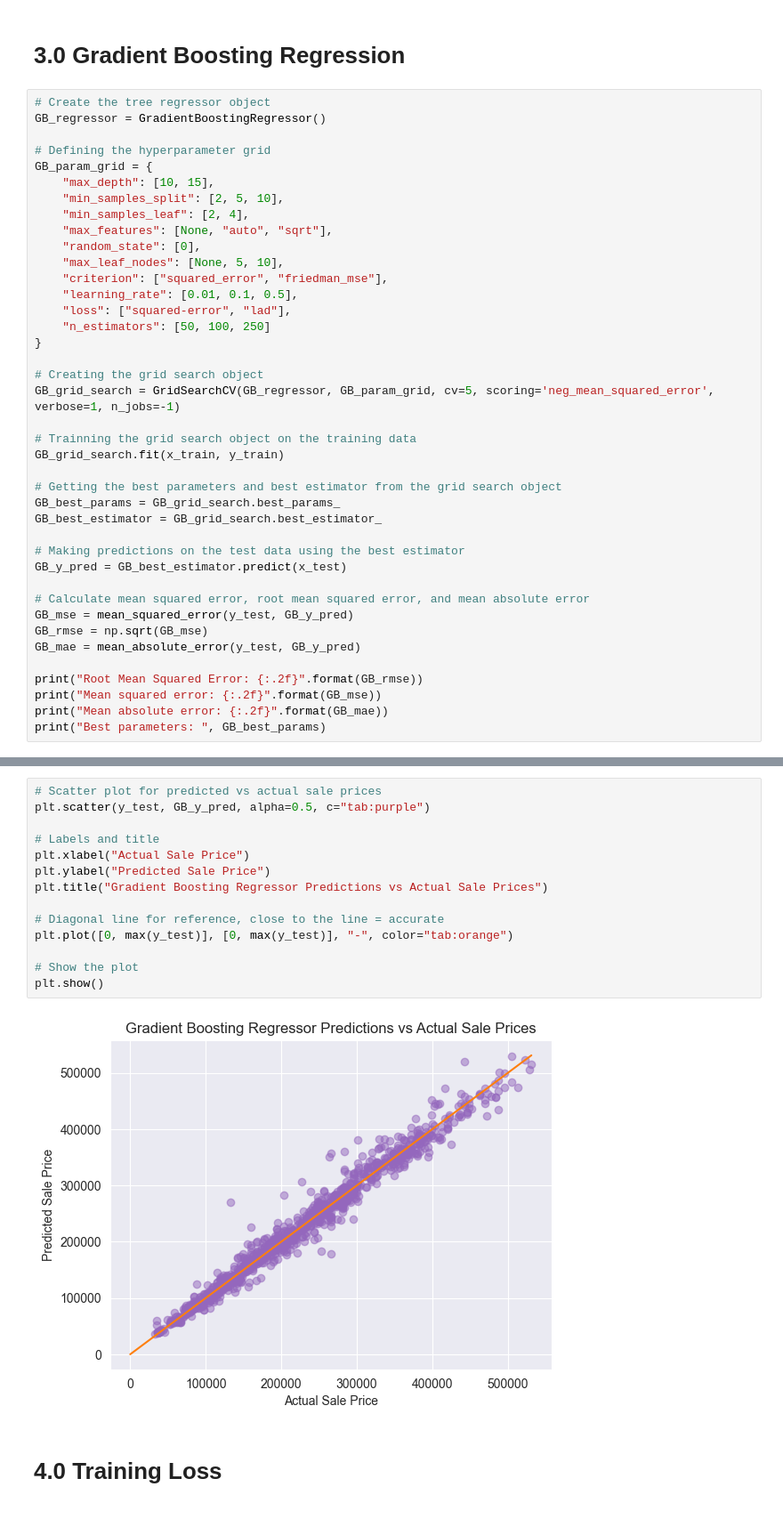
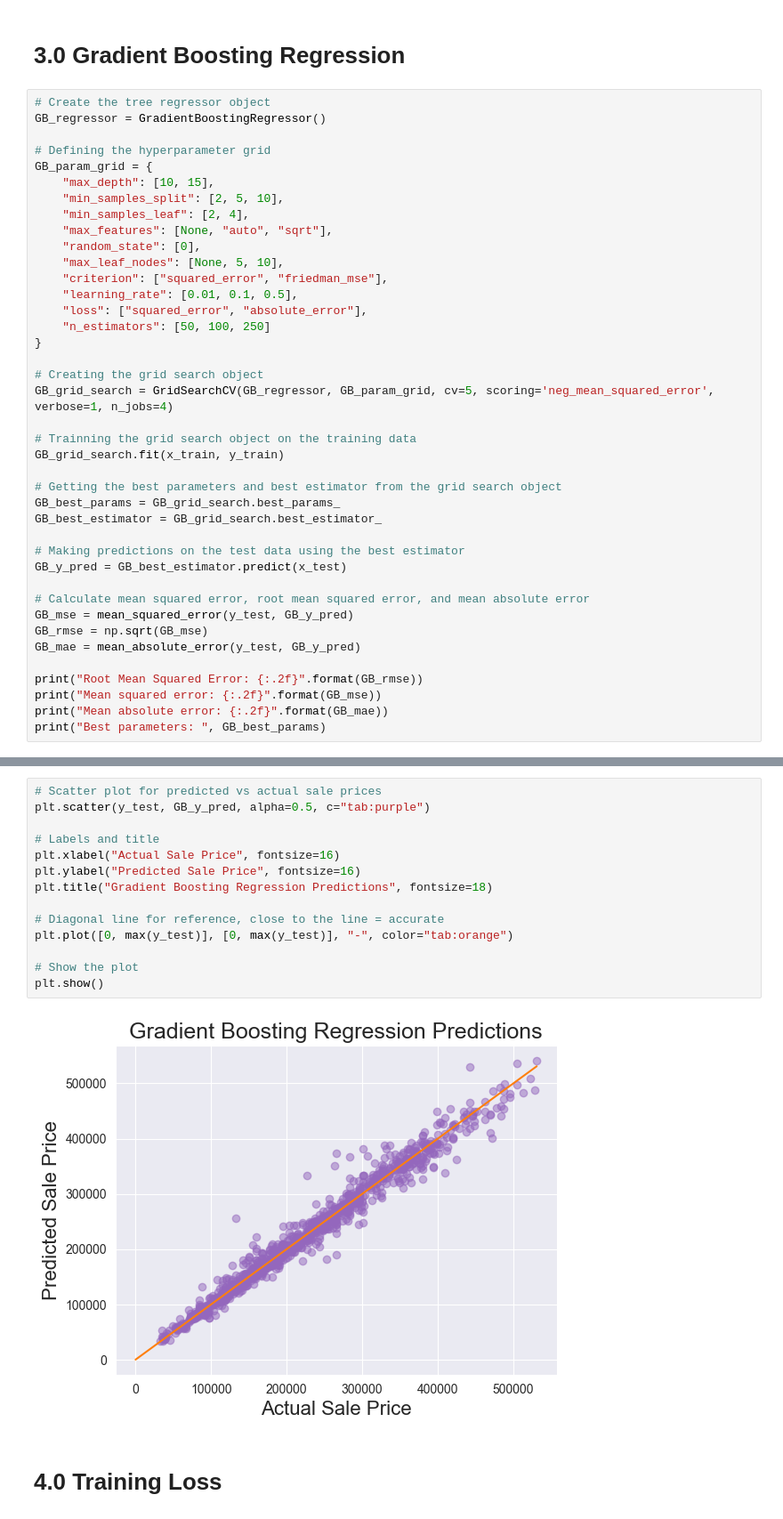
Before and after one commit to MJ-Peters/INAI-Property-Value-Prediction-Coursework, a Jupyter notebook: Coursework Question One.ipynb, the cells around one changed output, grey strips where cells are left out. Shown at 89% size. Saved outputs shown, nothing was run; the diff lists cells and outputs as text.

```diff
--- a/Coursework Question One.ipynb
+++ b/Coursework Question One.ipynb
@@ -194,12 +197,12 @@ GB_param_grid = {
     "max_leaf_nodes": [None, 5, 10],
     "criterion": ["squared_error", "friedman_mse"],
     "learning_rate": [0.01, 0.1, 0.5],
-    "loss": ["squared-error", "lad"],
+    "loss": ["squared_error", "absolute_error"],
     "n_estimators": [50, 100, 250]
 }
 
 # Creating the grid search object
-GB_grid_search = GridSearchCV(GB_regressor, GB_param_grid, cv=5, scoring='neg_mean_squared_error', verbose=1, n_jobs=-1)
+GB_grid_search = GridSearchCV(GB_regressor, GB_param_grid, cv=5, scoring='neg_mean_squared_error', verbose=1, n_jobs=4)
 
 # Trainning the grid search object on the training data
 GB_grid_search.fit(x_train, y_train)
@@ -229,19 +251,19 @@ Best parameters:  {'criterion': 'squared_error', 'learning_rate': 0.1, 'loss': '
 # %%
 # Scatter plot for predicted vs actual sale prices
 plt.scatter(y_test, GB_y_pred, alpha=0.5, c="tab:purple")
 
 # Labels and title
-plt.xlabel("Actual Sale Price")
-plt.ylabel("Predicted Sale Price")
-plt.title("Gradient Boosting Regressor Predictions vs Actual Sale Prices")
+plt.xlabel("Actual Sale Price", fontsize=16)
+plt.ylabel("Predicted Sale Price", fontsize=16)
+plt.title("Gradient Boosting Regression Predictions", fontsize=18)
 
 # Diagonal line for reference, close to the line = accurate
 plt.plot([0, max(y_test)], [0, max(y_test)], "-", color="tab:orange")
 
 # Show the plot
 plt.show()
 # %% [output]
-[figure, old version]
+[figure, new version]
 # %% [markdown]
 # 4.0 Training Loss
 # %%
```
Also changed, not shown: parts of 4 cells of this notebook.
